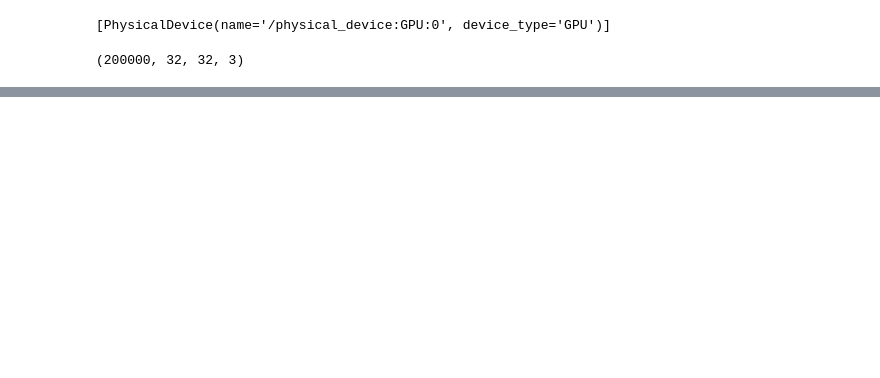
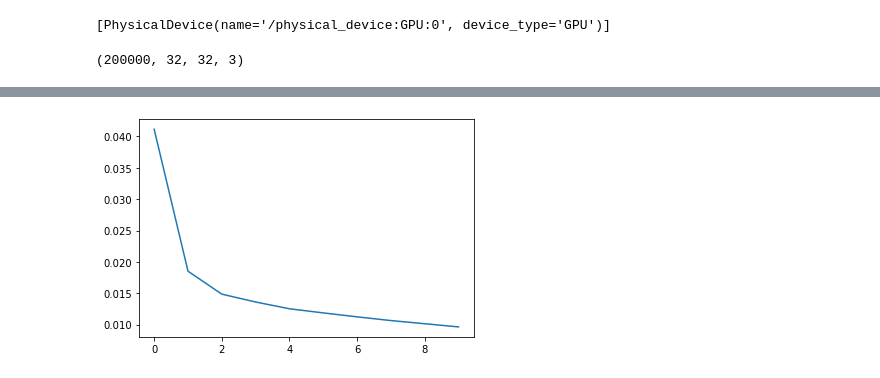
Before and after one commit to ChristopheBrown/e6998_img_compression, a Jupyter notebook: sandbox3.ipynb, the cells around one changed output, grey strips where cells are left out. Saved outputs shown, nothing was run; the diff lists cells and outputs as text; code cells hidden in the pictures; blank space fills up the shorter version.

```diff
--- a/sandbox3.ipynb
+++ b/sandbox3.ipynb
@@ -231,0 +241,4 @@ model_history
+# %%
+plot_metric(model_history, 'residual_loss')
+# %% [output]
+[figure, added]
```
Also changed, not shown: parts of 14 cells of this notebook.
